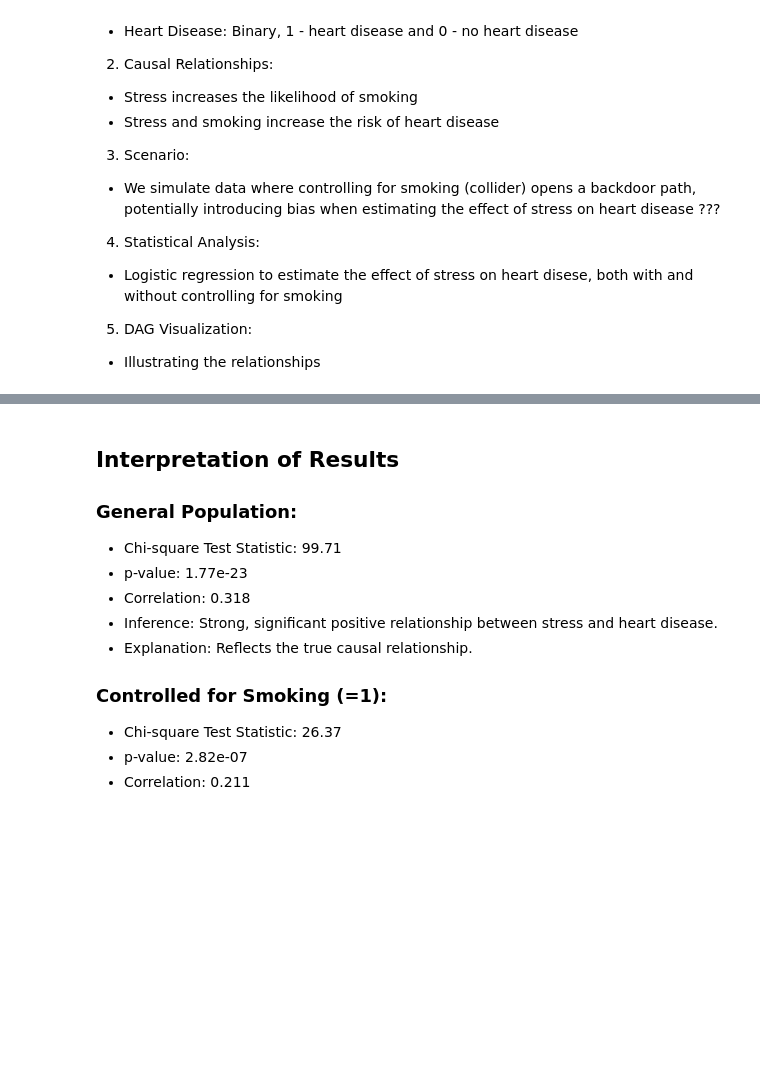
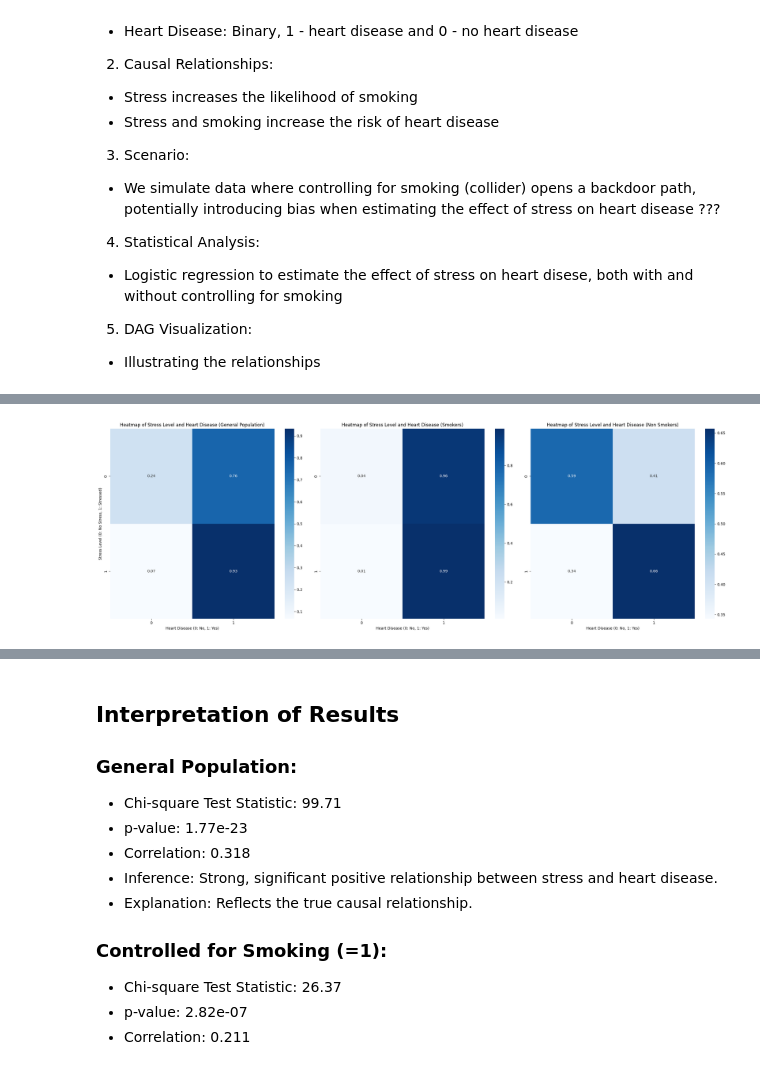
Before and after one commit to MaxiStahl1992/advanced-workbook-code, a Jupyter notebook: task6_full.ipynb, the cells around one changed output, grey strips where cells are left out. Drawn from its saved outputs; the diff is of its cells as text; code cells hidden in the pictures; blank space fills up the shorter version.

```diff
--- a/task6_full.ipynb
+++ b/task6_full.ipynb
@@ -106,3 +122,36 @@ plt.show()
+# %%
+# Create a crosstab of stress level and heart disease
+heatmap_data = pd.crosstab(data['stress'], data['heart_disease'],  normalize='index')
+heatmap_data_controlled_1 = pd.crosstab(controlled_data_1['stress'], controlled_data_1['heart_disease'],  normalize='index')
+heatmap_data_controlled_0 = pd.crosstab(controlled_data_0['stress'], controlled_data_0['heart_disease'],  normalize='index')
+
+# Plot the heatmap
+plt.figure(figsize=(24, 8))
+
+plt.subplot(1, 3, 1)
+sns.heatmap(heatmap_data, annot=True, fmt='.2f', cmap='Blues')
+plt.title('Heatmap of Stress Level and Heart Disease (General Population)')
+plt.xlabel('Heart Disease (0: No, 1: Yes)')
+plt.ylabel('Stress Level (0: No Stress, 1: Stressed)')
+
+
+plt.subplot(1, 3, 2)
+sns.heatmap(heatmap_data_controlled_1, annot=True, fmt='.2f', cmap='Blues')
+plt.title('Heatmap of Stress Level and Heart Disease (Smokers)')
+plt.xlabel('Heart Disease (0: No, 1: Yes)')
+plt.ylabel('')
+
+
+plt.subplot(1, 3, 3)
+sns.heatmap(heatmap_data_controlled_0, annot=True, fmt='.2f', cmap='Blues')
+plt.title('Heatmap of Stress Level and Heart Disease (Non Smokers)')
+plt.xlabel('Heart Disease (0: No, 1: Yes)')
+plt.ylabel('')
+
+plt.tight_layout()
+plt.show()
+# %% [output]
+[figure, added]
 # %%
 contingency_table = pd.crosstab(data['stress'], data['heart_disease'])
 chi2, p, dof, expected = chi2_contingency(contingency_table)
```
Also changed, not shown: parts of 5 cells of this notebook.
